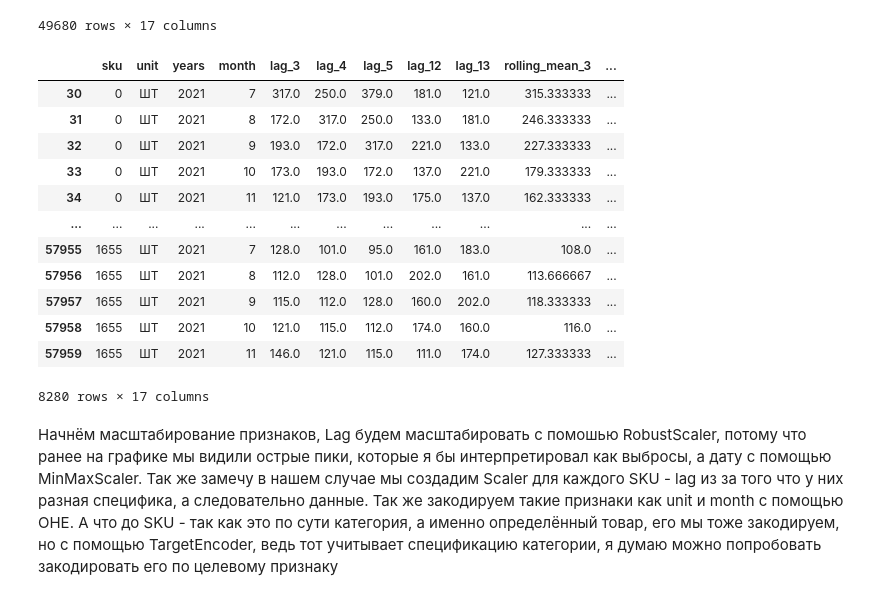
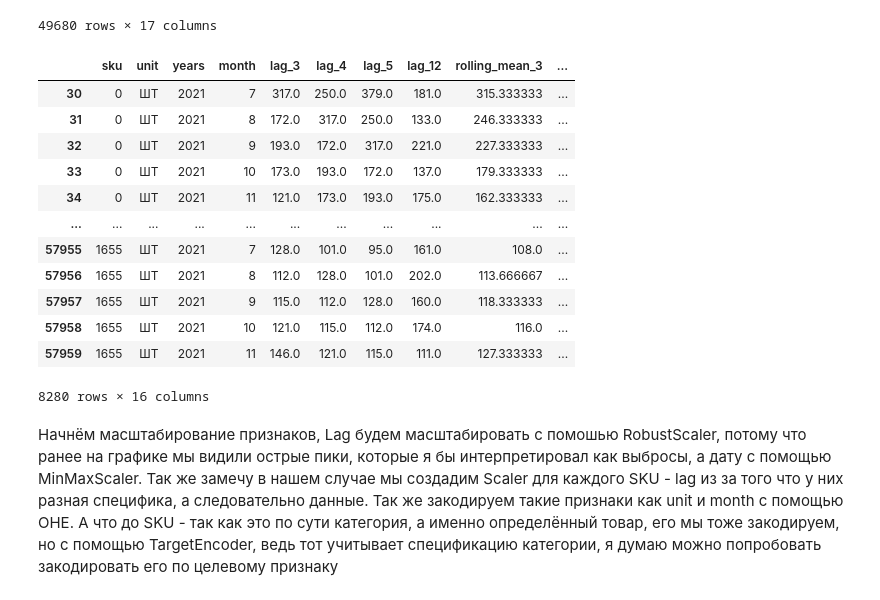
Before and after one commit to HEYDA4HNK/mamo-2026, a Jupyter notebook: Notebook.ipynb, the cells around one changed output. Drawn from its saved outputs; the diff is of its cells as text; code cells hidden in the pictures.

```diff
--- a/Notebook.ipynb
+++ b/Notebook.ipynb
@@ -405,6 +405,8 @@ def train_test_date_split(dataFrame, threshold):
     return X_train, X_test, y_train, y_test
 
 threshold = 30
+lags_3 = [3, 4, 5, 12]
+windows_3 = [3, 6, 12]
 
 X_train, X_test, y_train, y_test = train_test_date_split(transformedTrainData, threshold)
 
@@ -522,47 +524,47 @@ def get_season_deviation(dateFrame, ratioFrom, lag):
     filteredMean = filteredMean.rename(season_str)
     df = df.merge(filteredMean, on='sku', how='left')
     df[season_str] = dateFrame[lag] - df[season_str];
     return (df, [season_str])
 def get_dataFrame_with_params(dataFrame, fillDataFrame, lags, yearsFromWindows, monthFromWindows, windows):
     baseIndexes = dataFrame.index
     df = dataFrame.copy()
     df, lag_columns = get_lag_for_date(df, fillDataFrame, lags)
     df, mean_columns = get_rolling_mean_for_date(df, fillDataFrame, yearsFromWindows, monthFromWindows, windows)
     df, std_columns = get_rolling_std_for_date(df, fillDataFrame, yearsFromWindows, monthFromWindows, windows)
     df, season_columns = get_season_ratio(df, fillDataFrame, lag_columns[0])
     df, season_dev_columns = get_season_deviation(df, fillDataFrame, lag_columns[0])
     df.index = baseIndexes
     return (df, lag_columns + mean_columns + std_columns + season_dev_columns, season_columns)
 all_test_months =  pd.unique(X_test['month'])
 all_test_years =  pd.unique(X_test['years'])
 min_test_months =  pd.unique(X_test['month'])
 params_X_test = None
 
 for i in all_test_years:
     for k in all_test_months:
         split_X_test = X_test.loc[(X_test['years'] == i) & (X_test['month'] == k)]
         mask = (transformedTrainData['years'] < i) | ((transformedTrainData['years'] == i) & (transformedTrainData['month'] <= k - 3))
-        data_1, columns_1, freeColumn_1 = get_dataFrame_with_params(split_X_test, transformedTrainData.loc[mask], [3, 4, 5, 12, 13], i, k - 3, [3, 6, 12])
+        data_1, columns_1, freeColumn_1 = get_dataFrame_with_params(split_X_test, transformedTrainData.loc[mask], lags_3, i, k - 3, windows_3)
         if(params_X_test is None):
             params_X_test = data_1
         else:
             params_X_test = pd.concat([params_X_test, data_1])
 params_X_test = params_X_test.sort_values(['sku', 'years', 'month'])
 params_X_test
 # %% [output]
-|  | sku | unit | years | month | lag_3 | lag_4 | lag_5 | lag_12 | lag_13 | rolling_mean_3 | ... |
-| 30 | 0 | ШТ | 2021 | 7 | 317.0 | 250.0 | 379.0 | 181.0 | 121.0 | 315.333333 | ... |
-| 31 | 0 | ШТ | 2021 | 8 | 172.0 | 317.0 | 250.0 | 133.0 | 181.0 | 246.333333 | ... |
-| 32 | 0 | ШТ | 2021 | 9 | 193.0 | 172.0 | 317.0 | 221.0 | 133.0 | 227.333333 | ... |
-| 33 | 0 | ШТ | 2021 | 10 | 173.0 | 193.0 | 172.0 | 137.0 | 221.0 | 179.333333 | ... |
-| 34 | 0 | ШТ | 2021 | 11 | 121.0 | 173.0 | 193.0 | 175.0 | 137.0 | 162.333333 | ... |
-| ... | ... | ... | ... | ... | ... | ... | ... | ... | ... | ... | ... |
-| 57955 | 1655 | ШТ | 2021 | 7 | 128.0 | 101.0 | 95.0 | 161.0 | 183.0 | 108.0 | ... |
-| 57956 | 1655 | ШТ | 2021 | 8 | 112.0 | 128.0 | 101.0 | 202.0 | 161.0 | 113.666667 | ... |
-| 57957 | 1655 | ШТ | 2021 | 9 | 115.0 | 112.0 | 128.0 | 160.0 | 202.0 | 118.333333 | ... |
-| 57958 | 1655 | ШТ | 2021 | 10 | 121.0 | 115.0 | 112.0 | 174.0 | 160.0 | 116.0 | ... |
-| 57959 | 1655 | ШТ | 2021 | 11 | 146.0 | 121.0 | 115.0 | 111.0 | 174.0 | 127.333333 | ... |
+|  | sku | unit | years | month | lag_3 | lag_4 | lag_5 | lag_12 | rolling_mean_3 | ... |
+| 30 | 0 | ШТ | 2021 | 7 | 317.0 | 250.0 | 379.0 | 181.0 | 315.333333 | ... |
+| 31 | 0 | ШТ | 2021 | 8 | 172.0 | 317.0 | 250.0 | 133.0 | 246.333333 | ... |
+| 32 | 0 | ШТ | 2021 | 9 | 193.0 | 172.0 | 317.0 | 221.0 | 227.333333 | ... |
+| 33 | 0 | ШТ | 2021 | 10 | 173.0 | 193.0 | 172.0 | 137.0 | 179.333333 | ... |
+| 34 | 0 | ШТ | 2021 | 11 | 121.0 | 173.0 | 193.0 | 175.0 | 162.333333 | ... |
+| ... | ... | ... | ... | ... | ... | ... | ... | ... | ... | ... |
+| 57955 | 1655 | ШТ | 2021 | 7 | 128.0 | 101.0 | 95.0 | 161.0 | 108.0 | ... |
+| 57956 | 1655 | ШТ | 2021 | 8 | 112.0 | 128.0 | 101.0 | 202.0 | 113.666667 | ... |
+| 57957 | 1655 | ШТ | 2021 | 9 | 115.0 | 112.0 | 128.0 | 160.0 | 118.333333 | ... |
+| 57958 | 1655 | ШТ | 2021 | 10 | 121.0 | 115.0 | 112.0 | 174.0 | 116.0 | ... |
+| 57959 | 1655 | ШТ | 2021 | 11 | 146.0 | 121.0 | 115.0 | 111.0 | 127.333333 | ... |
-8280 rows × 17 columns
+8280 rows × 16 columns
 # %% [markdown]
 Начнём масштабирование признаков, Lag будем масштабировать с помошью RobustScaler, потому что ранее на графике мы видили острые пики, которые я бы интерпретировал как выбросы, а дату с помощью MinMaxScaler. Так же замечу в нашем случае мы создадим Scaler для каждого SKU - lag из за того что у них разная специфика, а следовательно данные. Так же закодируем такие признаки как unit и month с помощью OHE. А что до SKU - так как это по сути категория, а именно определённый товар, его мы тоже закодируем, но с помощью TargetEncoder, ведь тот учитывает спецификацию категории, я думаю можно попробовать закодировать его по целевому признаку
 # %%
```
Also changed, not shown: parts of 8 cells of this notebook, 1 other file.
